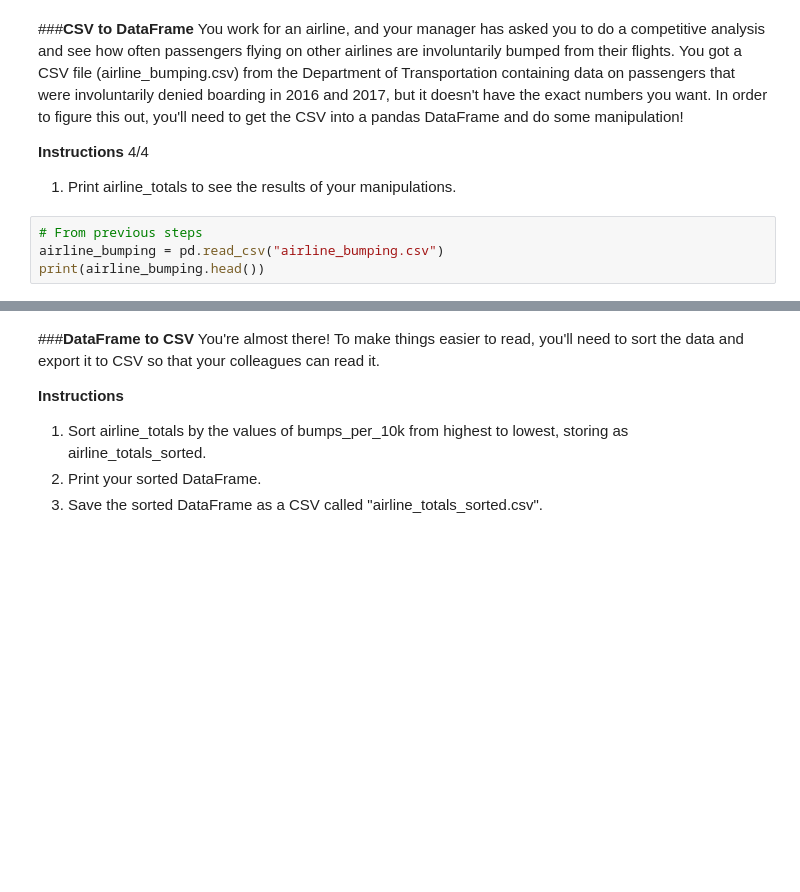
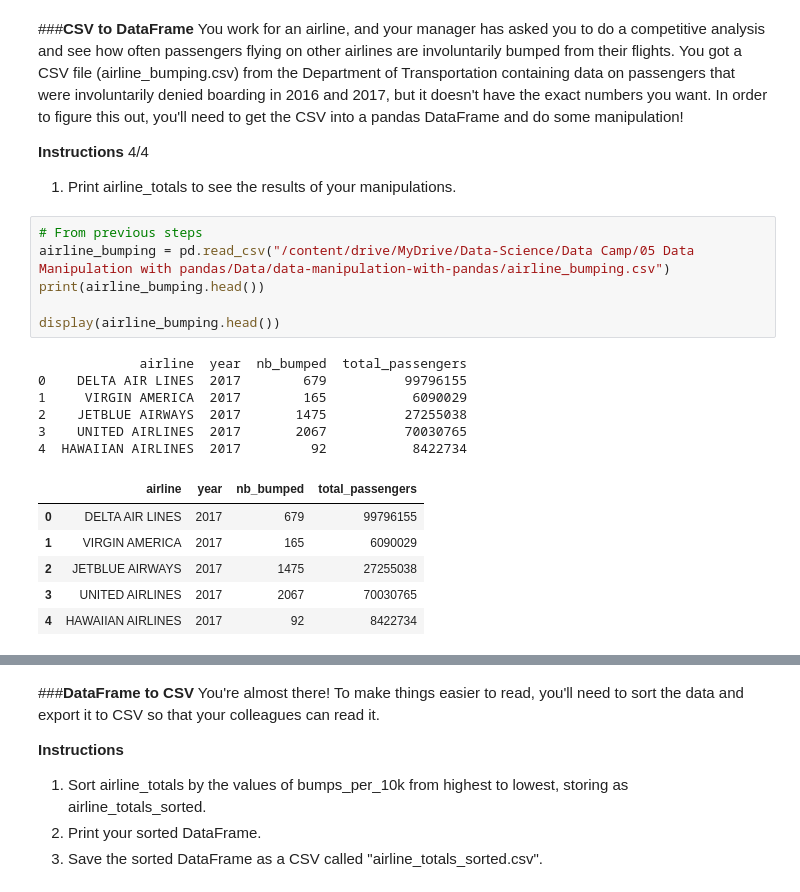
Before and after one commit to Mosaraf15/Data-Manipulation-with-pandas, a Jupyter notebook: 04_Creating_and_Visualizing_DataFrames.ipynb, the cells around one changed output, grey strips where cells are left out. Saved outputs shown, nothing was run; the diff lists cells and outputs as text; blank space fills up the shorter version.

```diff
--- a/04_Creating_and_Visualizing_DataFrames.ipynb
+++ b/04_Creating_and_Visualizing_DataFrames.ipynb
@@ -343,8 +343,23 @@ You work for an airline, and your manager has asked you to do a competitive anal
 1. Print airline_totals to see the results of your manipulations.
 # %%
 # From previous steps
-airline_bumping = pd.read_csv("airline_bumping.csv")
+airline_bumping = pd.read_csv("/content/drive/MyDrive/Data-Science/Data Camp/05 Data Manipulation with pandas/Data/data-manipulation-with-pandas/airline_bumping.csv")
 print(airline_bumping.head())
+
+display(airline_bumping.head())
+# %% [output]
+             airline  year  nb_bumped  total_passengers
+0    DELTA AIR LINES  2017        679          99796155
+1     VIRGIN AMERICA  2017        165           6090029
+2    JETBLUE AIRWAYS  2017       1475          27255038
+3    UNITED AIRLINES  2017       2067          70030765
+4  HAWAIIAN AIRLINES  2017         92           8422734
+|  | airline | year | nb_bumped | total_passengers |
+| 0 | DELTA AIR LINES | 2017 | 679 | 99796155 |
+| 1 | VIRGIN AMERICA | 2017 | 165 | 6090029 |
+| 2 | JETBLUE AIRWAYS | 2017 | 1475 | 27255038 |
+| 3 | UNITED AIRLINES | 2017 | 2067 | 70030765 |
+| 4 | HAWAIIAN AIRLINES | 2017 | 92 | 8422734 |
 # %%
 airline_totals = airline_bumping.groupby("airline")[["nb_bumped", "total_passengers"]].sum()
 airline_totals["bumps_per_10k"] = airline_totals["nb_bumped"] / airline_totals["total_passengers"] * 10000
```
Also changed, not shown: parts of 2 cells of this notebook.
